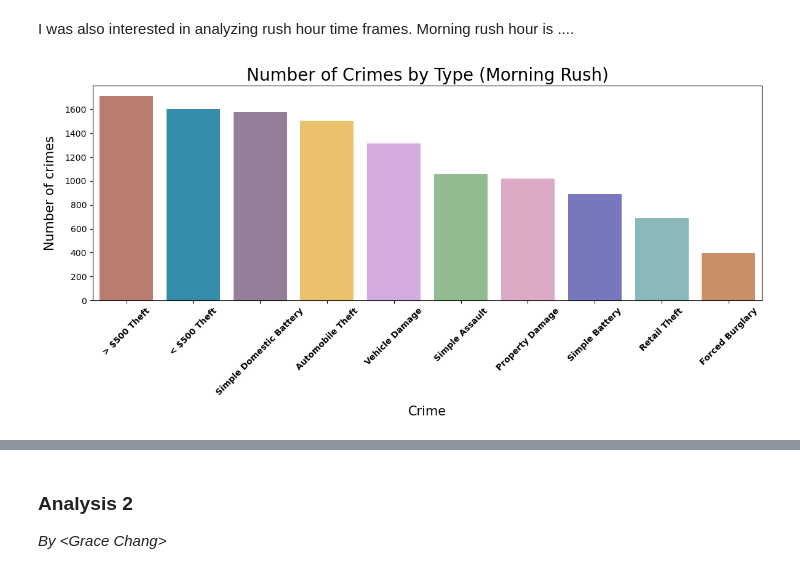
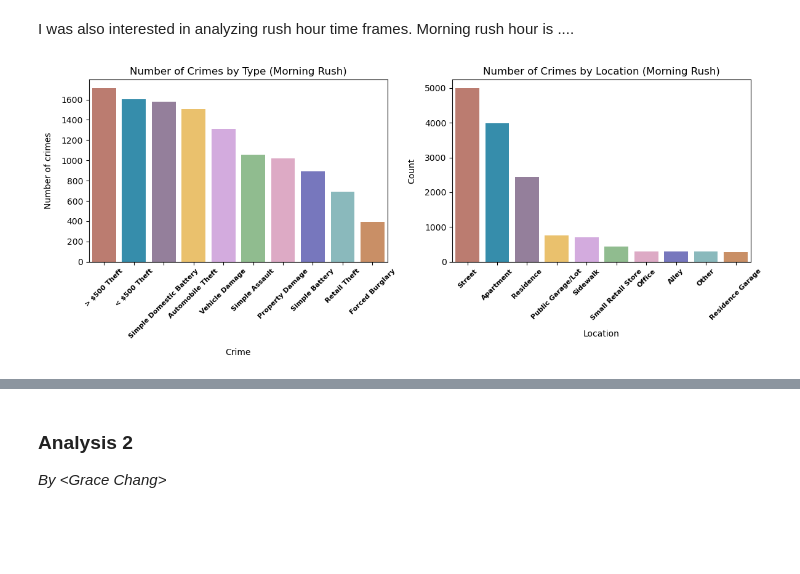
Before and after one commit to ashou2004/Chicago-Crime-Data-Analysis, a Jupyter notebook: ProjectReport.ipynb, the cells around one changed output, grey strips where cells are left out. Saved outputs shown, nothing was run; the diff lists cells and outputs as text; code cells hidden in the pictures; blank space fills up the shorter version.

```diff
--- a/ProjectReport.ipynb
+++ b/ProjectReport.ipynb
@@ -347,7 +344,8 @@ time_data['hourly_time'] = time_data['Date'].dt.floor('H').dt.time
 crime_counts = time_data['hourly_time'].value_counts().sort_index()
 crime_counts = crime_counts.to_frame(name = 'Count').reset_index()
 
-plt.figure(figsize=(10, 6))
+plt.rcParams["figure.figsize"] = [10, 6]
+#plt.figure(figsize=(10, 6))
 bx = sns.lineplot(x= crime_counts.index, y=crime_counts.Count, color = "#2396be")
 step = len(crime_counts.index) // 24
 plt.xticks(range(0, len(crime_counts.index), step))
@@ -363,19 +361,39 @@ I was also interested in analyzing rush hour time frames. Morning rush hour is .
 # %%
 #| echo: false
 morning_rush = time_data.loc[(time_data['Date'].dt.hour >= 6) & (time_data['Date'].dt.hour < 9)]
 combination_mr = morning_rush.groupby(['Primary Type', 'Description']).size().reset_index(name='Count')
 combination_mr = combination_mr.sort_values(by = 'Count', ascending = False).head(10)
 combination_mr['Type'] = combination_mr['Primary Type'] + " " + combination_mr['Description']
-plt.figure(figsize=(12, 6))
-ax = sns.barplot(x= combination_mr.Type, y = combination_mr.Count, palette = colors)
-plt.xlabel('Crime', fontsize = 15, labelpad=10)
-ax.set_xticklabels(labels = ['> $500 Theft', '< $500 Theft', 'Simple Domestic Battery', 'Automobile Theft',
-                             'Vehicle Damage', 'Simple Assault', 'Property Damage', 'Simple Battery',
-                             'Retail Theft', 'Forced Burglary'])
-plt.ylabel('Number of crimes', fontsize = 15, labelpad=10)
-plt.title('Number of Crimes by Type (Morning Rush)', fontsize = 20)
-plt.xticks(rotation=45, weight = 'bold')
+mr_locations = morning_rush['Location Description'].value_counts().head(10)
+locations_mr = mr_locations.to_frame(name = 'Count').reset_index()
+plt.rcParams["figure.figsize"] = [5,3.5]
+
+fig, axes = plt.subplots(1, 2, figsize=(12, 5))  # Adjust the figsize as needed
+
+# Plotting the first graph on the first subplot (axes[0])
+ax1 = sns.barplot(x=combination_mr.Type, y=combination_mr.Count, palette=colors, ax=axes[0])
+ax1.set_xlabel('Crime', fontsize=10, labelpad=10)
+ax1.set_xticklabels(labels=['> $500 Theft', '< $500 Theft', 'Simple Domestic Battery', 'Automobile Theft',
+                            'Vehicle Damage', 'Simple Assault', 'Property Damage', 'Simple Battery',
+                            'Retail Theft', 'Forced Burglary'], rotation=45, weight='bold', fontsize=8)
+ax1.set_ylabel('Number of crimes', fontsize=10, labelpad=10)
+ax1.set_title('Number of Crimes by Type (Morning Rush)', fontsize=12)
+ax1.tick_params(axis='y', labelsize=10)
+ax1.tick_params(axis='x', labelsize=8)
+
+# Plotting the second graph on the second subplot (axes[1])
+ax2 = sns.barplot(x=locations_mr.index, y=locations_mr.Count, palette=colors, ax=axes[1])
+ax2.set_xlabel('Location', fontsize=10, labelpad=10)
+ax2.set_xticklabels(labels=['Street', 'Apartment', 'Residence', 'Public Garage/Lot',
+                             'Sidewalk', 'Small Retail Store', 'Office', 'Alley', 'Other',
+                             'Residence Garage'], rotation=45, weight='bold', fontsize=8)
+ax2.set_ylabel('Count', fontsize=10, labelpad=10)
+ax2.set_title('Number of Crimes by Location (Morning Rush)', fontsize=12)
+ax2.tick_params(axis='y', labelsize=10)
+ax2.tick_params(axis='x', labelsize=8)
+
+# Adjust layout and display the subplots
 plt.tight_layout()
 plt.show()
 # %% [output]
-[figure, old version]
+[figure, new version]
```
Also changed, not shown: parts of 11 cells of this notebook.
